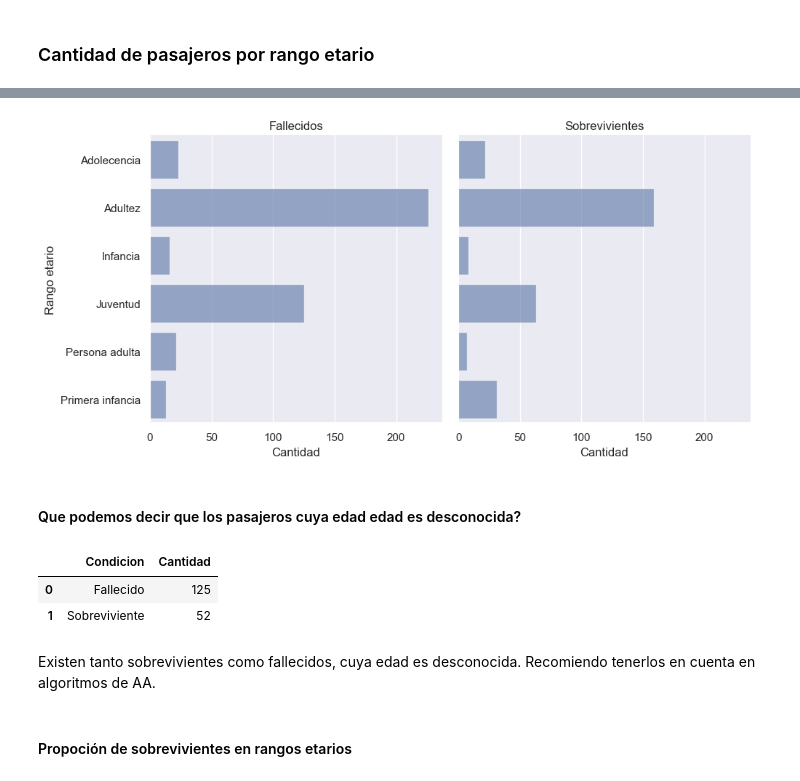
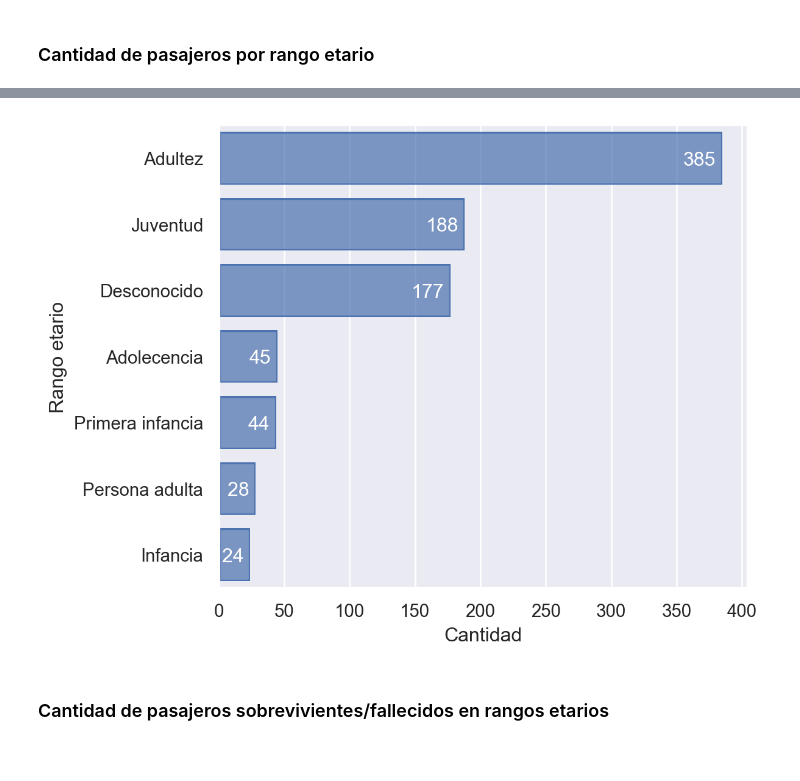
Before and after one commit to joackob/titanic-ml, a Jupyter notebook: notebooks/2-visual-and-statistical-exploration.ipynb, the cells around one changed output, grey strips where cells are left out. Cells and saved outputs as stored; diff of their text form; code cells hidden in the pictures.

```diff
--- a/notebooks/2-visual-and-statistical-exploration.ipynb
+++ b/notebooks/2-visual-and-statistical-exploration.ipynb
@@ -4,7 +4,7 @@ import seaborn as sns
 import numpy as np
 from seaborn import objects as so
 
-data_train = pd.read_csv(filepath_or_buffer="../data/processed/train_to_visu.csv")
+data_train = pd.read_csv(filepath_or_buffer="../data/processed/train_for_visu.csv")
 # %%
 sns.set_theme(style="darkgrid")
 # %%
@@ -137,33 +109,16 @@ data_survivors_by_age_range
-# %%
-graph_survivors_by_age_range = sns.catplot(
-    data=data_survivors_by_age_range,
-    kind="bar",
-    y="Rango etario",
-    col="Condicion",
-    x="Cantidad",
-    orient="h",
-    alpha=0.6,
-).set_titles(template="{col_name}s")
-# %% [output]
-[figure, removed]
-# %% [markdown]
-#### Que podemos decir que los pasajeros cuya edad edad es desconocida?
-# %%
-data_survivors_with_unknow_age = (
-    data_train.copy()
-    .loc[data_train["Edad"].isna(), ["Edad", "Condicion"]]
-    .groupby(by="Condicion")
-    .size()
-    .reset_index()
-    .rename(columns={0: "Cantidad"})
-)
-
-data_survivors_with_unknow_age
-# %% [output]
-|  | Condicion | Cantidad |
-| 0 | Fallecido | 125 |
-| 1 | Sobreviviente | 52 |
-# %% [markdown]
-Existen tanto sobrevivientes como fallecidos, cuya edad es desconocida. Recomiendo tenerlos en cuenta en algoritmos de AA.
+# %%
+so.Plot(
+    data=data_train.loc[:, ["Rango etario"]]
+    .groupby(by="Rango etario")
+    .size()
+    .reset_index()
+    .rename(columns={0: "Cantidad"})
+    .sort_values(by="Cantidad", ascending=False),
+    x="Cantidad",
+    y="Rango etario",
+    text="Cantidad",
+).add(so.Bar()).add(so.Text(halign="right", color="w"))
+# %% [output]
+[figure, added]
 # %% [markdown]
-#### Propoción de sobrevivientes en rangos etarios
+### Cantidad de pasajeros sobrevivientes/fallecidos en rangos etarios
```
Also changed, not shown: parts of 4 cells of this notebook.
